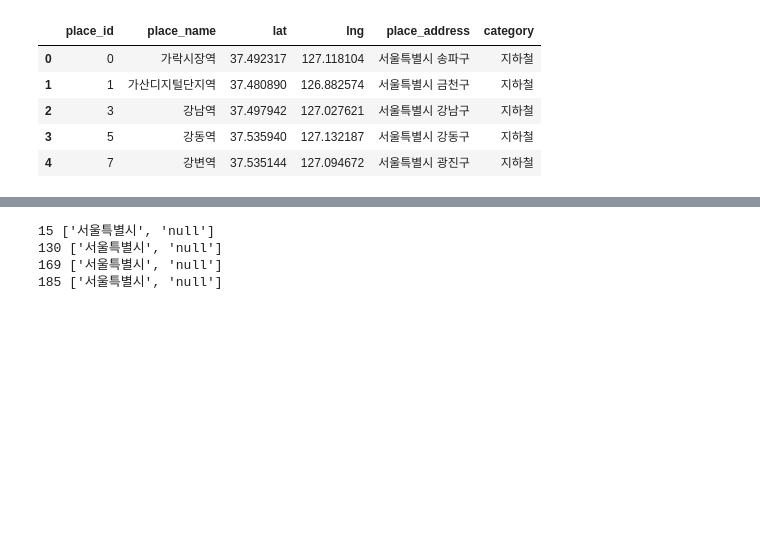
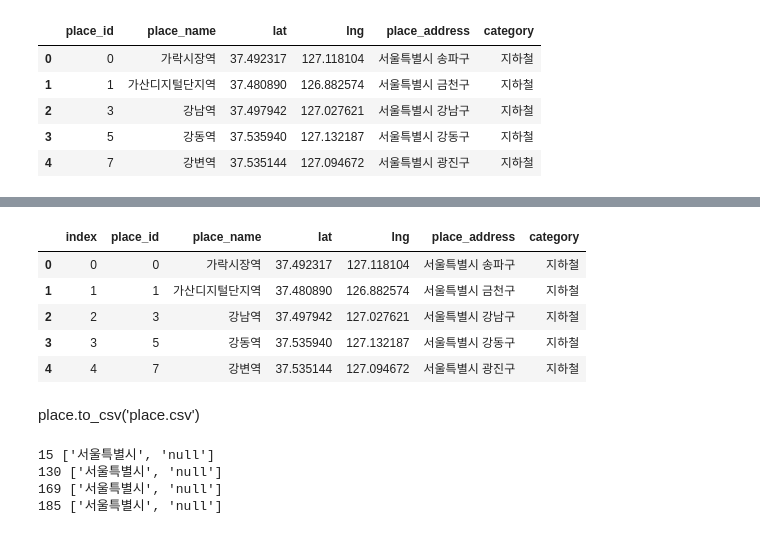
Before and after one commit to BigDataCampus/fresh, a Jupyter notebook: 분석/for_eda.ipynb, the cells around one changed output, grey strips where cells are left out. Saved outputs shown, nothing was run; the diff lists cells and outputs as text; code cells hidden in the pictures; blank space fills up the shorter version.

Commit message:
reset index forgot

```diff
--- a/분석/for_eda.ipynb
+++ b/분석/for_eda.ipynb
@@ -186,0 +195,2 @@ Name: place_address, Length: 8328, dtype: bool
+# %%
+place = place[~place.place_address.str.contains('null')]
@@ -186,0 +211,11 @@ Name: place_address, Length: 8328, dtype: bool
+# %%
+place.reset_index(inplace=True)
+# %%
+place.head()
+# %% [output]
+|  | index | place_id | place_name | lat | lng | place_address | category |
+| 0 | 0 | 0 | 가락시장역 | 37.492317 | 127.118104 | 서울특별시 송파구 | 지하철 |
+| 1 | 1 | 1 | 가산디지털단지역 | 37.480890 | 126.882574 | 서울특별시 금천구 | 지하철 |
+| 2 | 2 | 3 | 강남역 | 37.497942 | 127.027621 | 서울특별시 강남구 | 지하철 |
+| 3 | 3 | 5 | 강동역 | 37.535940 | 127.132187 | 서울특별시 강동구 | 지하철 |
+| 4 | 4 | 7 | 강변역 | 37.535144 | 127.094672 | 서울특별시 광진구 | 지하철 |
@@ -187,3 +224,5 @@ Name: place_address, Length: 8328, dtype: bool
+# %% [markdown]
+place.to_csv('place.csv')
 # %%
 ttest=place.copy()
 # %%
```
Also changed, not shown: parts of 9 cells of this notebook, 1 other file.
